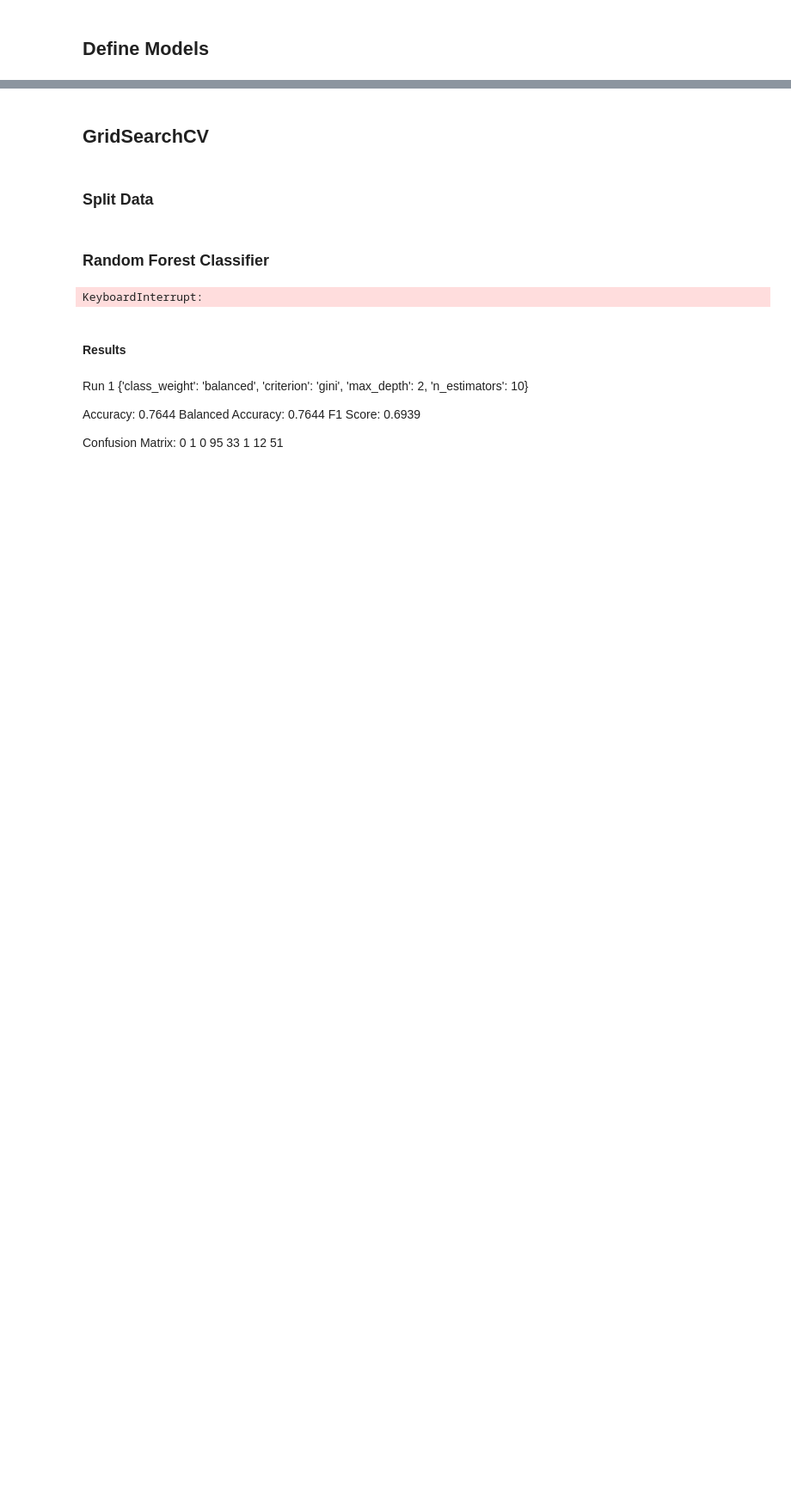
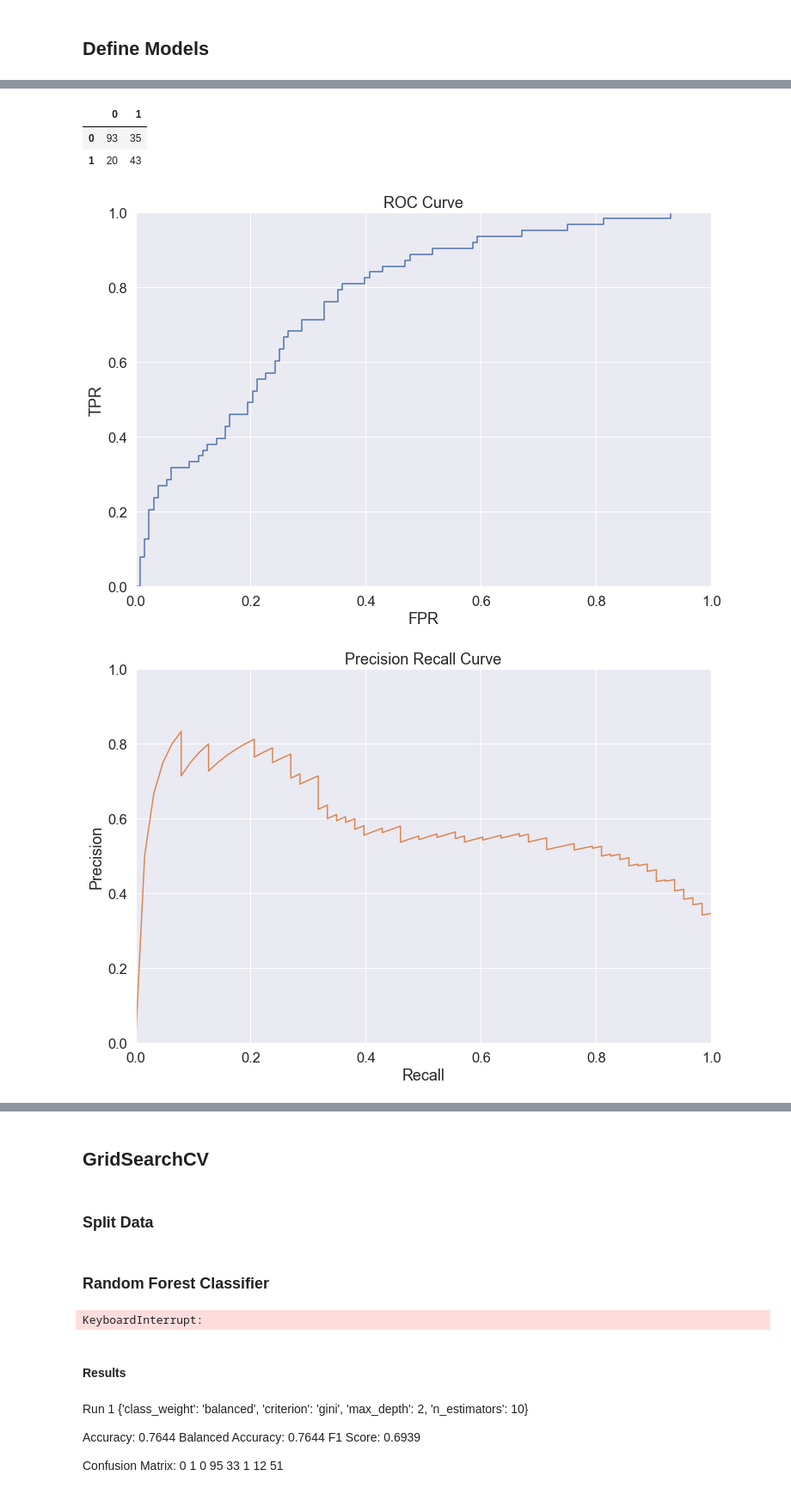
Before and after one commit to acnagle/CLA-Project, a Jupyter notebook: Code/Mendota Data with Shuffling.ipynb, the cells around one changed output, grey strips where cells are left out. Shown at 86% size. Cells and saved outputs as stored; diff of their text form; code cells hidden in the pictures; blank space fills up the shorter version.

```diff
--- a/Code/Mendota Data with Shuffling.ipynb
+++ b/Code/Mendota Data with Shuffling.ipynb
@@ -53,7 +134,7 @@ log = LogisticRegression(    # gives more false positives, but not so many false
 svc = SVC(                     # gives even slightly fewer false negatives than logic
     C=1,
     kernel='poly',
-    degree=6,
+    degree=2,
     gamma='auto',
     coef0=1,
     probability=True,
@@ -116,0 +202,15 @@ mlp = MLPClassifier(
+# %%
+df = data[keep]
+
+X_train, X_test, y_train, y_test = train_test_split(
+    df.values,
+    labels.values.ravel(),
+    train_size=0.7,
+    test_size=0.3,
+    shuffle=True,
+    stratify=labels.values.ravel()
+)
+
+scaler = StandardScaler()
+X_train = scaler.fit_transform(X_train)
+X_test = scaler.transform(X_test)
@@ -116,0 +219,39 @@ mlp = MLPClassifier(
+# %%
+models = [log, svc, rfc, mlp]
+m_idx = 0   # model index
+
+m = models[m_idx]
+
+m.fit(X_train, y_train)
+y_pred = m.predict(X_test)
+y_prob = m.predict_proba(X_test)[:, 1]
+
+acc = accuracy_score(y_test, y_pred)
+balanced_acc = accuracy_score(y_test, y_pred)
+f1 = f1_score(y_test, y_pred)
+conf_matrix = pd.DataFrame(confusion_matrix(y_test, y_pred))
+fpr, tpr, _ = roc_curve(y_test, y_prob)
+precision, recall, _ = precision_recall_curve(y_test, y_prob)
+
+print('Accuracy: %0.4f' % acc)
+print('Balanced Accuracy: %0.4f' % balanced_acc)
+print('F1 Score: %0.4f' % f1)
+print('\nConfusion Matrix:')
+display(conf_matrix)  # rows are the true label, columns are the predicted label ([0,1] is FP, [1,0] is FN)
+
+plt.figure(figsize=(12, 8))
+plt.plot(fpr, tpr, c='C0')
+plt.xlabel('FPR')
+plt.ylabel('TPR')
+plt.axis([0, 1, 0, 1])
+plt.grid(True)
+plt.title('ROC Curve')
+
+plt.figure(figsize=(12, 8))
+plt.plot(recall, precision, c='C1')
+plt.xlabel('Recall')
+plt.ylabel('Precision')
+plt.axis([0, 1, 0, 1])
+plt.grid(True)
+plt.title('Precision Recall Curve');
+# %% [output]
@@ -116,0 +263,5 @@ mlp = MLPClassifier(
+|  | 0 | 1 |
+| 0 | 93 | 35 |
+| 1 | 20 | 43 |
+[figure, added]
+[figure, added]
```
Also changed, not shown: parts of 12 cells of this notebook, 6 other files.
